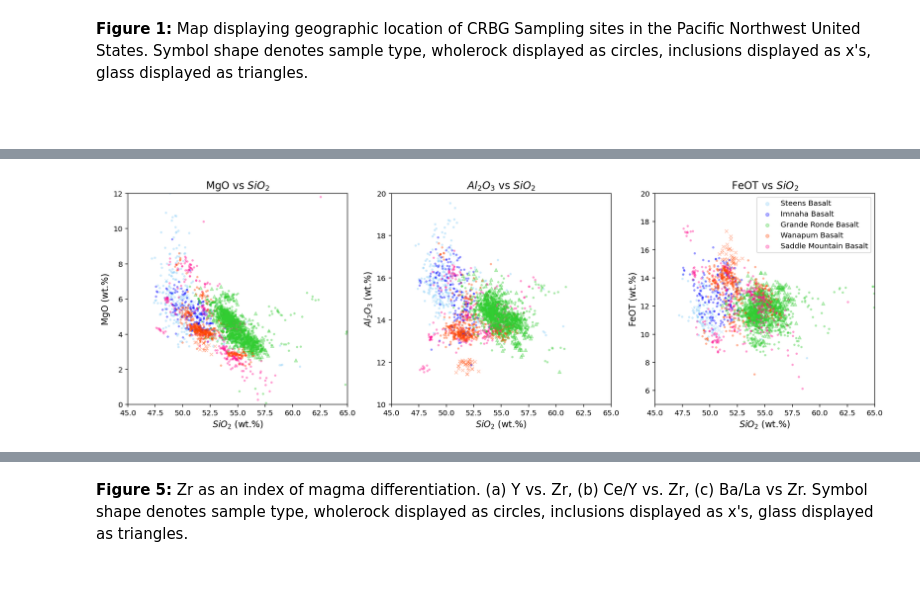
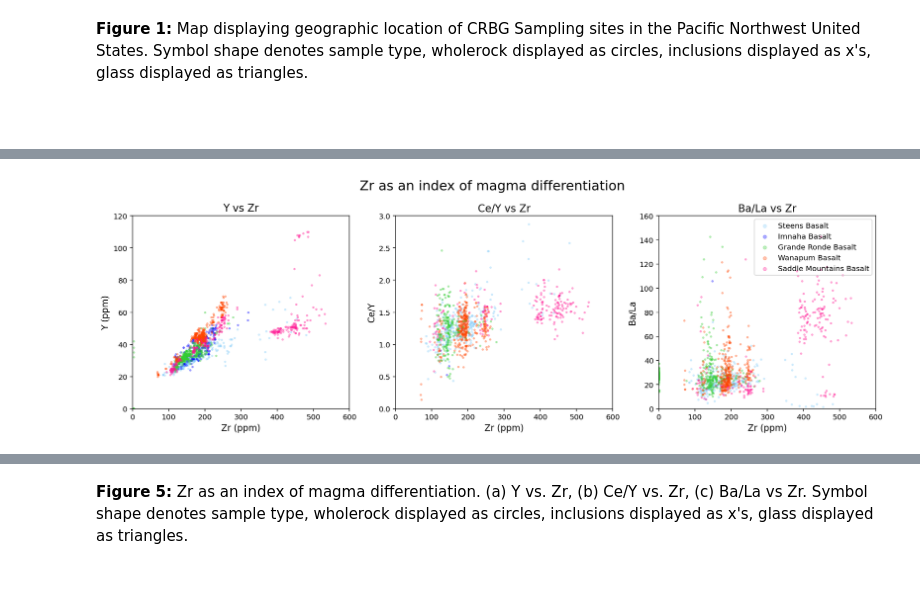
Before and after one commit to lhlinka/rces-final-project, a Jupyter notebook: finalproject.ipynb, the cells around one changed output, grey strips where cells are left out. Cells and saved outputs as stored; diff of their text form; code cells hidden in the pictures.

```diff
--- a/finalproject.ipynb
+++ b/finalproject.ipynb
@@ -347,53 +433,57 @@ ax[1].set_title('MG# of Wanapum Basalt Inclusion', fontsize = 14);
 # %%
+# Create a 3 column figure.
 fig, ax= plt.subplots(ncols=3, figsize=(15,5), tight_layout = True)
+fig.suptitle('Zr as an index of magma differentiation', fontsize=18)
 
-gb_inclusion.get_group(' STEENS BASALT').plot.scatter(x='SIO2(WT%)NORM', y='MGO(WT%)NORM', c='lightskyblue', marker='x', alpha=0.3, ax=ax[0])
-gb_inclusion.get_group(' WANAPUM BASALT').plot.scatter(x='SIO2(WT%)NORM', y='MGO(WT%)NORM', c='orangered', marker='x', alpha=0.3, ax=ax[0])
-gb_glass.get_group(' WANAPUM BASALT').plot.scatter(x='SIO2(WT%)NORM', y='MGO(WT%)NORM', c='orangered', marker='^', alpha=0.3, ax=ax[0])
-gb_glass.get_group(' GRANDE RONDE BASALT').plot.scatter(x='SIO2(WT%)NORM', y='MGO(WT%)NORM', c='limegreen', marker='^', alpha=0.3, ax=ax[0])
-gb_wholerock.get_group(' STEENS BASALT').plot.scatter(x='SIO2(WT%)NORM', y='MGO(WT%)NORM', c='lightskyblue', marker='.', alpha = 0.3, ax=ax[0])
-gb_wholerock.get_group(' IMNAHA BASALT').plot.scatter(x='SIO2(WT%)NORM', y='MGO(WT%)NORM', c='blue', marker='.', alpha = 0.3, ax=ax[0])
-gb_wholerock.get_group(' SADDLE MOUNTAINS BASALT').plot.scatter(x='SIO2(WT%)NORM', y='MGO(WT%)NORM', c='deeppink', marker='.', alpha = 0.3, ax=ax[0])
-gb_wholerock.get_group(' WANAPUM BASALT').plot.scatter(x='SIO2(WT%)NORM', y='MGO(WT%)NORM', c='orangered', marker='.', alpha = 0.3, ax=ax[0])
-gb_wholerock.get_group(' GRANDE RONDE BASALT').plot.scatter(x='SIO2(WT%)NORM', y='MGO(WT%)NORM', c='limegreen', marker='.', alpha = 0.3, ax=ax[0])
+# Plot Zr as an index of magma differentiation. (a) Y vs. Zr, (b) Ce/Y vs. Zr (c) Ba/La vs. Zr.
+gb_inclusion.get_group(' STEENS BASALT').plot.scatter(x='ZR(PPM)', y='Y(PPM)', c='lightskyblue', marker='x', alpha=0.3, ax=ax[0])
+gb_inclusion.get_group(' WANAPUM BASALT').plot.scatter(x='ZR(PPM)', y='Y(PPM)', c='orangered', marker='x', alpha=0.3, ax=ax[0])
+gb_glass.get_group(' WANAPUM BASALT').plot.scatter(x='ZR(PPM)', y='Y(PPM)', c='orangered', marker='^', alpha=0.3, ax=ax[0])
+gb_glass.get_group(' GRANDE RONDE BASALT').plot.scatter(x='ZR(PPM)', y='Y(PPM)', c='limegreen', marker='^', alpha=0.3, ax=ax[0])
+gb_wholerock.get_group(' STEENS BASALT').plot.scatter(x='ZR(PPM)', y='Y(PPM)', c='lightskyblue', marker='.', alpha = 0.3, ax=ax[0])
+gb_wholerock.get_group(' IMNAHA BASALT').plot.scatter(x='ZR(PPM)', y='Y(PPM)', c='blue', marker='.', alpha = 0.3, ax=ax[0])
+gb_wholerock.get_group(' GRANDE RONDE BASALT').plot.scatter(x='ZR(PPM)', y='Y(PPM)', c='limegreen', marker='.', alpha = 0.3, ax=ax[0])
+gb_wholerock.get_group(' WANAPUM BASALT').plot.scatter(x='ZR(PPM)', y='Y(PPM)', c='orangered', marker='.', alpha = 0.3, ax=ax[0])
+gb_wholerock.get_group(' SADDLE MOUNTAINS BASALT').plot.scatter(x='ZR(PPM)', y='Y(PPM)', c='deeppink', marker='.', alpha = 0.3, ax=ax[0])
 
-gb_inclusion.get_group(' STEENS BASALT').plot.scatter(x='SIO2(WT%)NORM', y='AL2O3(WT%)NORM', c='lightskyblue', marker='x', alpha=0.3, ax=ax[1])
-gb_inclusion.get_group(' WANAPUM BASALT').plot.scatter(x='SIO2(WT%)NORM', y='AL2O3(WT%)NORM', c='orangered', marker='x', alpha=0.3, ax=ax[1])
-gb_glass.get_group(' WANAPUM BASALT').plot.scatter(x='SIO2(WT%)NORM', y='AL2O3(WT%)NORM', c='orangered', marker='^', alpha=0.3, ax=ax[1])
-gb_glass.get_group(' GRANDE RONDE BASALT').plot.scatter(x='SIO2(WT%)NORM', y='AL2O3(WT%)NORM', c='limegreen', marker='^', alpha=0.3, ax=ax[1])
-gb_wholerock.get_group(' STEENS BASALT').plot.scatter(x='SIO2(WT%)NORM', y='AL2O3(WT%)NORM', c='lightskyblue', marker='.', alpha = 0.3, ax=ax[1])
-gb_wholerock.get_group(' IMNAHA BASALT').plot.scatter(x='SIO2(WT%)NORM', y='AL2O3(WT%)NORM', c='blue', marker='.', alpha = 0.3, ax=ax[1])
-gb_wholerock.get_group(' SADDLE MOUNTAINS BASALT').plot.scatter(x='SIO2(WT%)NORM', y='AL2O3(WT%)NORM', c='deeppink', marker='.', alpha = 0.3, ax=ax[1])
-gb_wholerock.get_group(' WANAPUM BASALT').plot.scatter(x='SIO2(WT%)NORM', y='AL2O3(WT%)NORM', c='orangered', marker='.', alpha = 0.3, ax=ax[1])
-gb_wholerock.get_group(' GRANDE RONDE BASALT').plot.scatter(x='SIO2(WT%)NORM', y='AL2O3(WT%)NORM', c='limegreen', marker='.', alpha = 0.3, ax=ax[1])
+gb_inclusion.get_group(' STEENS BASALT').plot.scatter(x='ZR(PPM)', y='CE/Y', c='lightskyblue', marker='x', alpha=0.3, ax=ax[1])
+gb_inclusion.get_group(' WANAPUM BASALT').plot.scatter(x='ZR(PPM)', y='CE/Y', c='orangered', marker='x', alpha=0.3, ax=ax[1])
+gb_glass.get_group(' WANAPUM BASALT').plot.scatter(x='ZR(PPM)', y='CE/Y', c='orangered', marker='^', alpha=0.3, ax=ax[1])
+gb_glass.get_group(' GRANDE RONDE BASALT').plot.scatter(x='ZR(PPM)', y='CE/Y', c='limegreen', marker='^', alpha=0.3, ax=ax[1])
+gb_wholerock.get_group(' STEENS BASALT').plot.scatter(x='ZR(PPM)', y='CE/Y', c='lightskyblue', marker='.', alpha = 0.3, ax=ax[1])
+gb_wholerock.get_group(' IMNAHA BASALT').plot.scatter(x='ZR(PPM)', y='CE/Y', c='blue', marker='.', alpha = 0.3, ax=ax[1])
+gb_wholerock.get_group(' SADDLE MOUNTAINS BASALT').plot.scatter(x='ZR(PPM)', y='CE/Y', c='deeppink', marker='.', alpha = 0.3, ax=ax[1])
+gb_wholerock.get_group(' WANAPUM BASALT').plot.scatter(x='ZR(PPM)', y='CE/Y', c='orangered', marker='.', alpha = 0.3, ax=ax[1])
+gb_wholerock.get_group(' GRANDE RONDE BASALT').plot.scatter(x='ZR(PPM)', y='CE/Y', c='limegreen', marker='.', alpha = 0.3, ax=ax[1])
 
-gb_inclusion.get_group(' STEENS BASALT').plot.scatter(x='SIO2(WT%)NORM', y='FEOT(WT%)NORM', c='lightskyblue', marker='x', alpha=0.3, ax=ax[2])
-gb_inclusion.get_group(' WANAPUM BASALT').plot.scatter(x='SIO2(WT%)NORM', y='FEOT(WT%)NORM', c='orangered', marker='x', alpha=0.3, ax=ax[2])
-gb_glass.get_group(' WANAPUM BASALT').plot.scatter(x='SIO2(WT%)NORM', y='FEOT(WT%)NORM', c='orangered', marker='^', alpha=0.3, ax=ax[2])
-gb_glass.get_group(' GRANDE RONDE BASALT').plot.scatter(x='SIO2(WT%)NORM', y='FEOT(WT%)NORM', c='limegreen', marker='^', alpha=0.3, ax=ax[2])
-gb_wholerock.get_group(' STEENS BASALT').plot.scatter(x='SIO2(WT%)NORM', y='FEOT(WT%)NORM', c='lightskyblue', marker='.', alpha = 0.3,label='Steens Basalt', ax=ax[2])
-gb_wholerock.get_group(' IMNAHA BASALT').plot.scatter(x='SIO2(WT%)NORM', y='FEOT(WT%)NORM', c='blue', marker='.', alpha = 0.3,label='Imnaha Basalt', ax=ax[2])
-gb_wholerock.get_group(' GRANDE RONDE BASALT').plot.scatter(x='SIO2(WT%)NORM', y='FEOT(WT%)NORM', c='limegreen', marker='.', alpha = 0.3,label='Grande Ronde Basalt', ax=ax[2])
-gb_wholerock.get_group(' WANAPUM BASALT').plot.scatter(x='SIO2(WT%)NORM', y='FEOT(WT%)NORM', c='orangered', marker='.', alpha = 0.3,label='Wanapum Basalt', ax=ax[2])
-gb_wholerock.get_group(' SADDLE MOUNTAINS BASALT').plot.scatter(x='SIO2(WT%)NORM', y='FEOT(WT%)NORM', c='deeppink', marker='.', alpha = 0.3,label='Saddle Mountain Basalt', ax=ax[2])
+gb_inclusion.get_group(' STEENS BASALT').plot.scatter(x='ZR(PPM)', y='BA/LA', c='lightskyblue', marker='x', alpha=0.3, ax=ax[2])
+gb_inclusion.get_group(' WANAPUM BASALT').plot.scatter(x='ZR(PPM)', y='BA/LA', c='orangered', marker='x', alpha=0.3, ax=ax[2])
+gb_glass.get_group(' WANAPUM BASALT').plot.scatter(x='ZR(PPM)', y='BA/LA', c='orangered', marker='^', alpha=0.3, ax=ax[2])
+gb_glass.get_group(' GRANDE RONDE BASALT').plot.scatter(x='ZR(PPM)', y='BA/LA', c='limegreen', marker='^', alpha=0.3, ax=ax[2])
+gb_wholerock.get_group(' STEENS BASALT').plot.scatter(x='ZR(PPM)', y='BA/LA', c='lightskyblue', marker='.', alpha = 0.3, label='Steens Basalt', ax=ax[2])
+gb_wholerock.get_group(' IMNAHA BASALT').plot.scatter(x='ZR(PPM)', y='BA/LA', c='blue', marker='.', alpha = 0.3, label='Imnaha Basalt', ax=ax[2])
+gb_wholerock.get_group(' GRANDE RONDE BASALT').plot.scatter(x='ZR(PPM)', y='BA/LA', c='limegreen', marker='.', alpha = 0.3, label='Grande Ronde Basalt', ax=ax[2])
+gb_wholerock.get_group(' WANAPUM BASALT').plot.scatter(x='ZR(PPM)', y='BA/LA', c='orangered', marker='.', alpha = 0.3, label='Wanapum Basalt', ax=ax[2])
+gb_wholerock.get_group(' SADDLE MOUNTAINS BASALT').plot.scatter(x='ZR(PPM)', y='BA/LA', c='deeppink', marker='.', alpha = 0.3, label='Saddle Mountains Basalt', ax=ax[2])
 
-ax[0].set_title('MgO vs $SiO_2$', fontsize = 14)
-ax[0].set_xlabel('$SiO_2$ (wt.%)', fontsize = 12)
-ax[0].set_ylabel('MgO (wt.%)', fontsize = 12)
-ax[0].set_xlim(45,65)
-ax[0].set_ylim(0,12)
+# Add labels, legend, and set x- and y- axis extents.
+ax[0].set_title('Y vs Zr', fontsize = 14)
+ax[0].set_xlabel('Zr (ppm)', fontsize = 12)
+ax[0].set_ylabel('Y (ppm)', fontsize = 12)
+ax[0].set_xlim(0,600)
+ax[0].set_ylim(0,120)
 
-ax[1].set_title('$Al_2O_3$ vs $SiO_2$', fontsize = 14)
-ax[1].set_xlabel('$SiO_2$ (wt.%)', fontsize = 12)
-ax[1].set_ylabel('$Al_2O_3$ (wt.%)', fontsize = 12)
-ax[1].set_xlim(45,65)
-ax[1].set_ylim(10,20)
+ax[1].set_title('Ce/Y vs Zr', fontsize = 14)
+ax[1].set_xlabel('Zr (ppm)', fontsize = 12)
+ax[1].set_ylabel('Ce/Y', fontsize = 12)
+ax[1].set_xlim(0,600)
+ax[1].set_ylim(0,3)
 
-ax[2].set_title('FeOT vs $SiO_2$', fontsize = 14)
-ax[2].set_xlabel('$SiO_2$ (wt.%)', fontsize = 12)
-ax[2].set_ylabel('FeOT (wt.%)', fontsize = 12)
-ax[2].set_xlim(45,65)
-ax[2].set_ylim(5,20)
+ax[2].set_title('Ba/La vs Zr', fontsize = 14)
+ax[2].set_xlabel('Zr (ppm)', fontsize = 12)
+ax[2].set_ylabel('Ba/La', fontsize = 12)
+ax[2].set_xlim(0,600)
+ax[2].set_ylim(0,160)
 ax[2].legend(fontsize = 10, markerscale = 2, loc='upper right', frameon=True);
 # %% [output]
-[figure, old version]
+[figure, new version]
```
Also changed, not shown: parts of 45 cells of this notebook.
